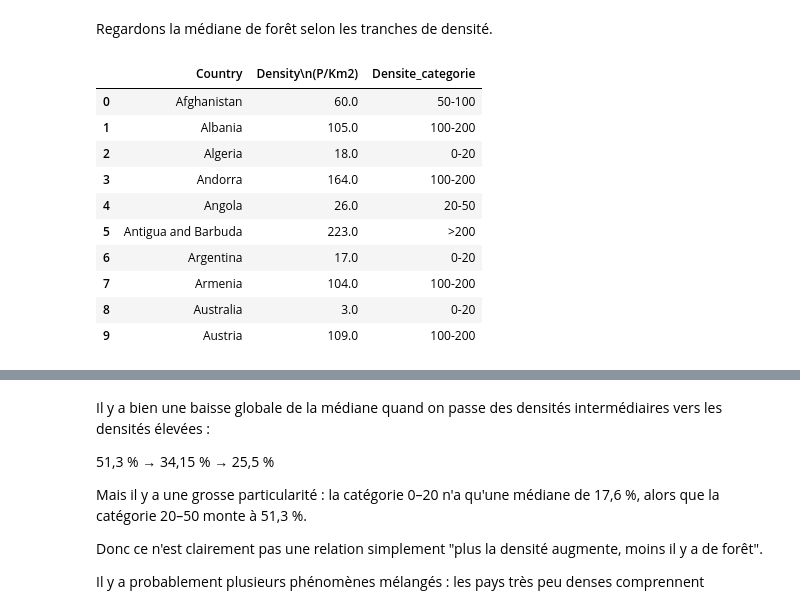
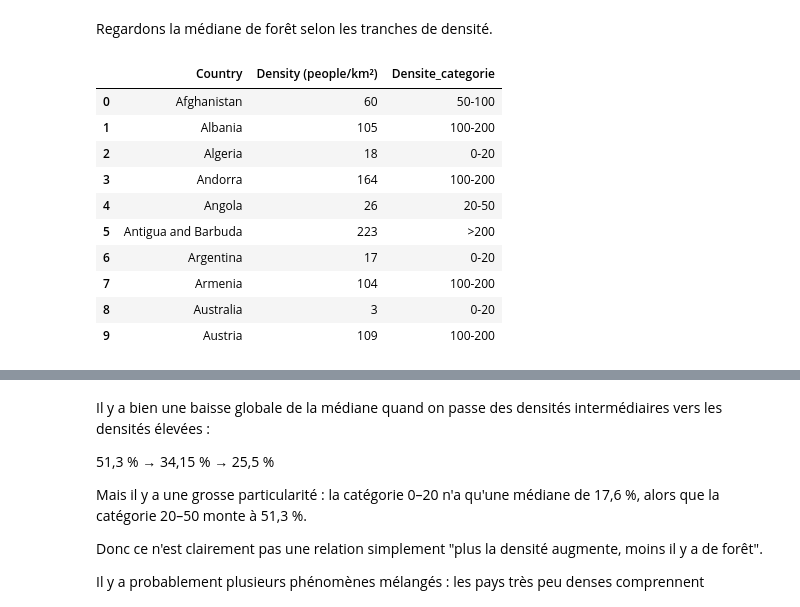
Before and after one commit to Sebastien-Luc-Soncini/Projet-Fil-Rouge-Foret, a Jupyter notebook: Projet_Fil_Rouge_Foret/foret.ipynb, the cells around one changed output, grey strips where cells are left out. Cells and saved outputs as stored; diff of their text form; code cells hidden in the pictures.

```diff
--- a/Projet_Fil_Rouge_Foret/foret.ipynb
+++ b/Projet_Fil_Rouge_Foret/foret.ipynb
@@ -724,0 +707,11 @@ Longitude                                                   1     0.512821
+# %%
+# on supprime la ligne Palestine
+
+df = df[df["Country"] != "Palestinian National Authority"]
+# %%
+# on supprime les pays qui n'ont pas de données sur la surface forestière
+df = df.dropna(subset=["Forested Area (%)"])
+
+# Vérification
+print("Nombre de lignes restantes :", len(df))
+print("Valeurs manquantes :", df["Forested Area (%)"].isna().sum())
@@ -724,0 +818,13 @@ Longitude                                                   1     0.512821
+# %%
+# on sélectionne les colonnes numériques contenant des valeurs manquantes
+colonnes_manquantes = df.select_dtypes(include="number").columns[
+    df.select_dtypes(include="number").isna().any()
+]
+
+# on remplace les valeurs manquantes par la médiane arrondie à 2 décimales
+for colonne in colonnes_manquantes:
+    mediane = round(df[colonne].median(), 2)
+    df[colonne] = df[colonne].fillna(mediane)
+
+# on vérifie
+print("Valeurs manquantes restantes :", df.isna().sum().sum())
@@ -1100,26 +1160,26 @@ Regardons la médiane de forêt selon les tranches de densité.
 # on crée les catégories
 
 df["Densite_categorie"] = pd.cut(
-    df["Density\n(P/Km2)"],
+    df["Density (people/km²)"],
     bins=[0, 20, 50, 100, 200, float("inf")],
     labels=["0-20", "20-50", "50-100", "100-200", ">200"]
 )
 # %%
 # on vérifie que la colonne Densité_Catégorie a bien été créee
 
-df[["Country", "Density\n(P/Km2)", "Densite_categorie"]].head(10)
+df[["Country", "Density (people/km²)", "Densite_categorie"]].head(10)
 # %% [output]
-|  | Country | Density\n(P/Km2) | Densite_categorie |
-| 0 | Afghanistan | 60.0 | 50-100 |
-| 1 | Albania | 105.0 | 100-200 |
-| 2 | Algeria | 18.0 | 0-20 |
-| 3 | Andorra | 164.0 | 100-200 |
-| 4 | Angola | 26.0 | 20-50 |
-| 5 | Antigua and Barbuda | 223.0 | >200 |
-| 6 | Argentina | 17.0 | 0-20 |
-| 7 | Armenia | 104.0 | 100-200 |
-| 8 | Australia | 3.0 | 0-20 |
-| 9 | Austria | 109.0 | 100-200 |
+|  | Country | Density (people/km²) | Densite_categorie |
+| 0 | Afghanistan | 60 | 50-100 |
+| 1 | Albania | 105 | 100-200 |
+| 2 | Algeria | 18 | 0-20 |
+| 3 | Andorra | 164 | 100-200 |
+| 4 | Angola | 26 | 20-50 |
+| 5 | Antigua and Barbuda | 223 | >200 |
+| 6 | Argentina | 17 | 0-20 |
+| 7 | Armenia | 104 | 100-200 |
+| 8 | Australia | 3 | 0-20 |
+| 9 | Austria | 109 | 100-200 |
 # %%
 # on calcule la médiane de Forested Area (%) pour chaque catégorie
 
```
Also changed, not shown: parts of 82 cells of this notebook, 3 other files.
